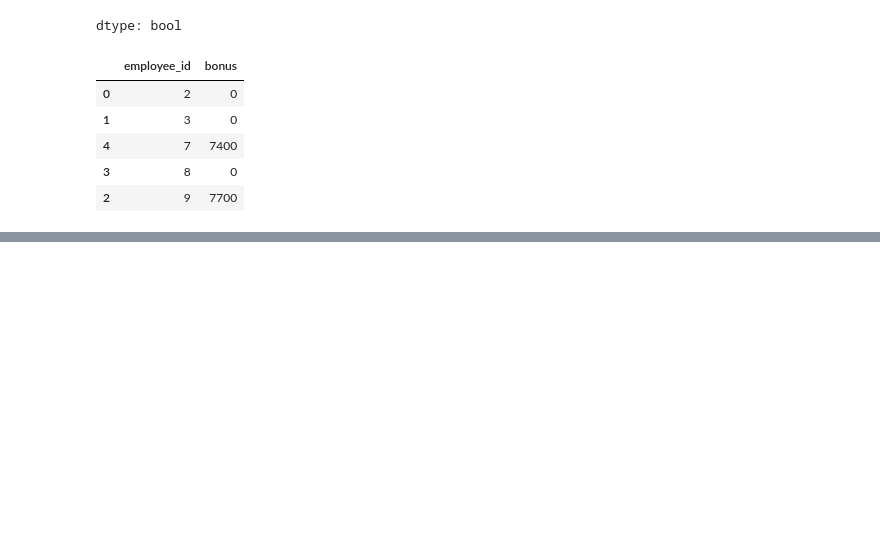
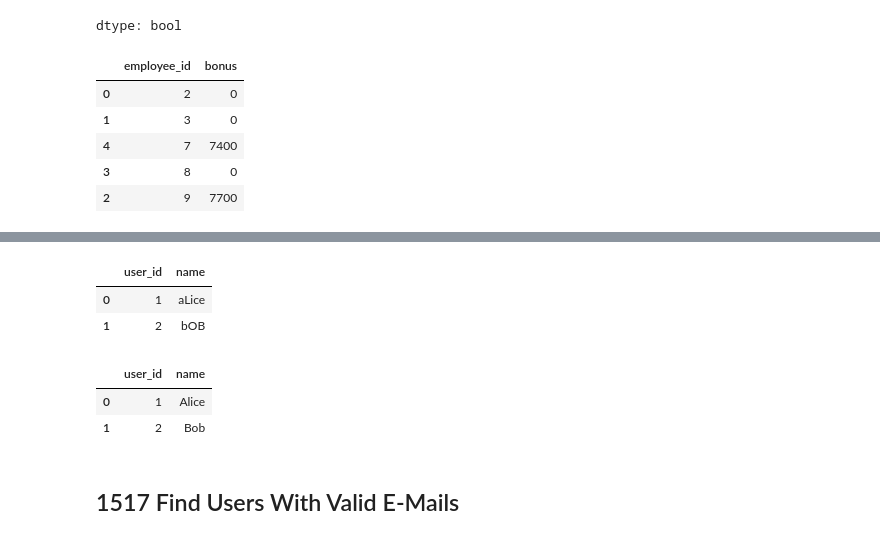
Before and after one commit to sayanarajasekhar/pandas, a Jupyter notebook: Leetcode_Pandas.ipynb, the cells around one changed output, grey strips where cells are left out. Saved outputs shown, nothing was run; the diff lists cells and outputs as text; code cells hidden in the pictures; blank space fills up the shorter version.

```diff
--- a/Leetcode_Pandas.ipynb
+++ b/Leetcode_Pandas.ipynb
@@ -515,0 +555,20 @@ df[['employee_id', 'bonus']].sort_values('employee_id')
+# %%
+import pandas as pd
+df = pd.DataFrame({
+    'user_id': [1, 2],
+    'name': ['aLice', 'bOB']
+})
+df
+# %% [output]
+|  | user_id | name |
+| 0 | 1 | aLice |
+| 1 | 2 | bOB |
+# %%
+df['name'] = df['name'].str.capitalize()
+df
+# %% [output]
+|  | user_id | name |
+| 0 | 1 | Alice |
+| 1 | 2 | Bob |
+# %% [markdown]
+## 1517 Find Users With Valid E-Mails
```
Also changed, not shown: parts of 1 cell of this notebook.
